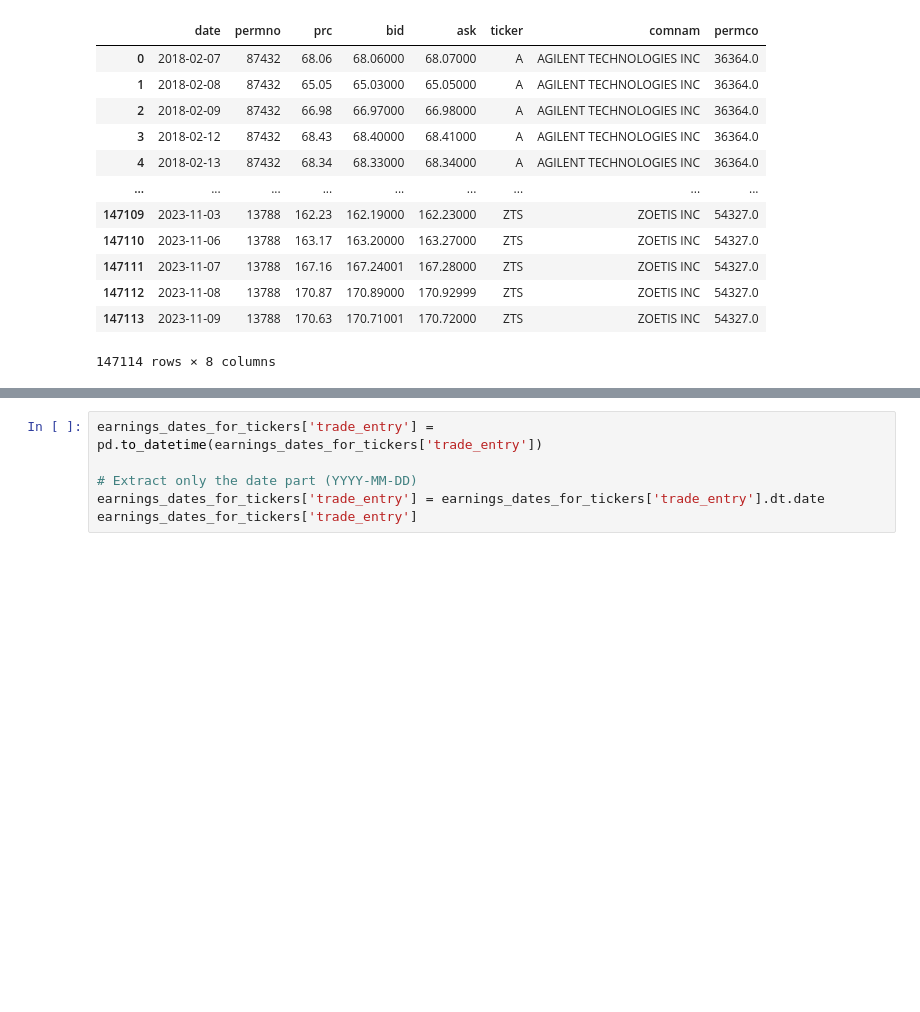
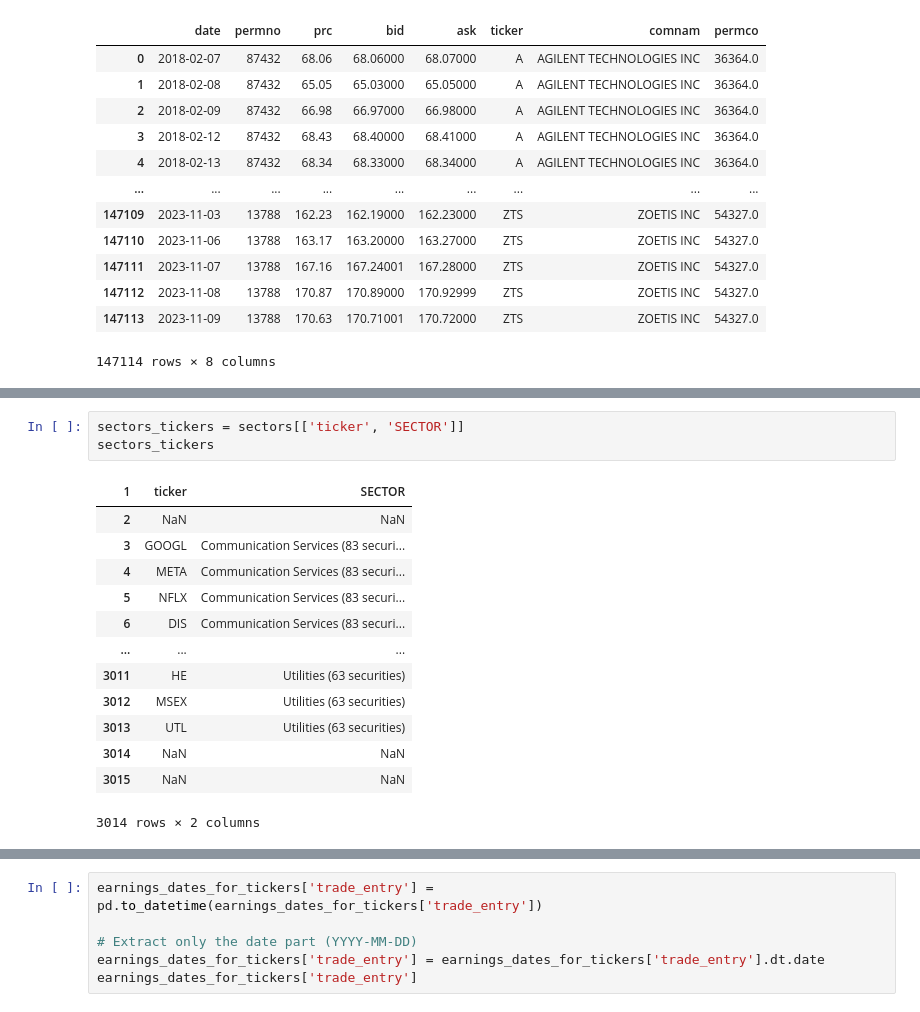
Before and after one commit to shreyjain-uchicago/ProjectLab_Spring-24_HullTactical, a Jupyter notebook: options_analysis sectors.ipynb, the cells around one changed output, grey strips where cells are left out. Saved outputs shown, nothing was run; the diff lists cells and outputs as text; blank space fills up the shorter version.

```diff
--- a/options_analysis sectors.ipynb
+++ b/options_analysis sectors.ipynb
@@ -108,0 +111,17 @@ stock_prices
+# %%
+sectors_tickers = sectors[['ticker', 'SECTOR']]
+sectors_tickers
+# %% [output]
+| 1 | ticker | SECTOR |
+| 2 | NaN | NaN |
+| 3 | GOOGL | Communication Services (83 securi... |
+| 4 | META | Communication Services (83 securi... |
+| 5 | NFLX | Communication Services (83 securi... |
+| 6 | DIS | Communication Services (83 securi... |
+| ... | ... | ... |
+| 3011 | HE | Utilities (63 securities) |
+| 3012 | MSEX | Utilities (63 securities) |
+| 3013 | UTL | Utilities (63 securities) |
+| 3014 | NaN | NaN |
+| 3015 | NaN | NaN |
+3014 rows × 2 columns
```
Also changed, not shown: parts of 29 cells of this notebook.
